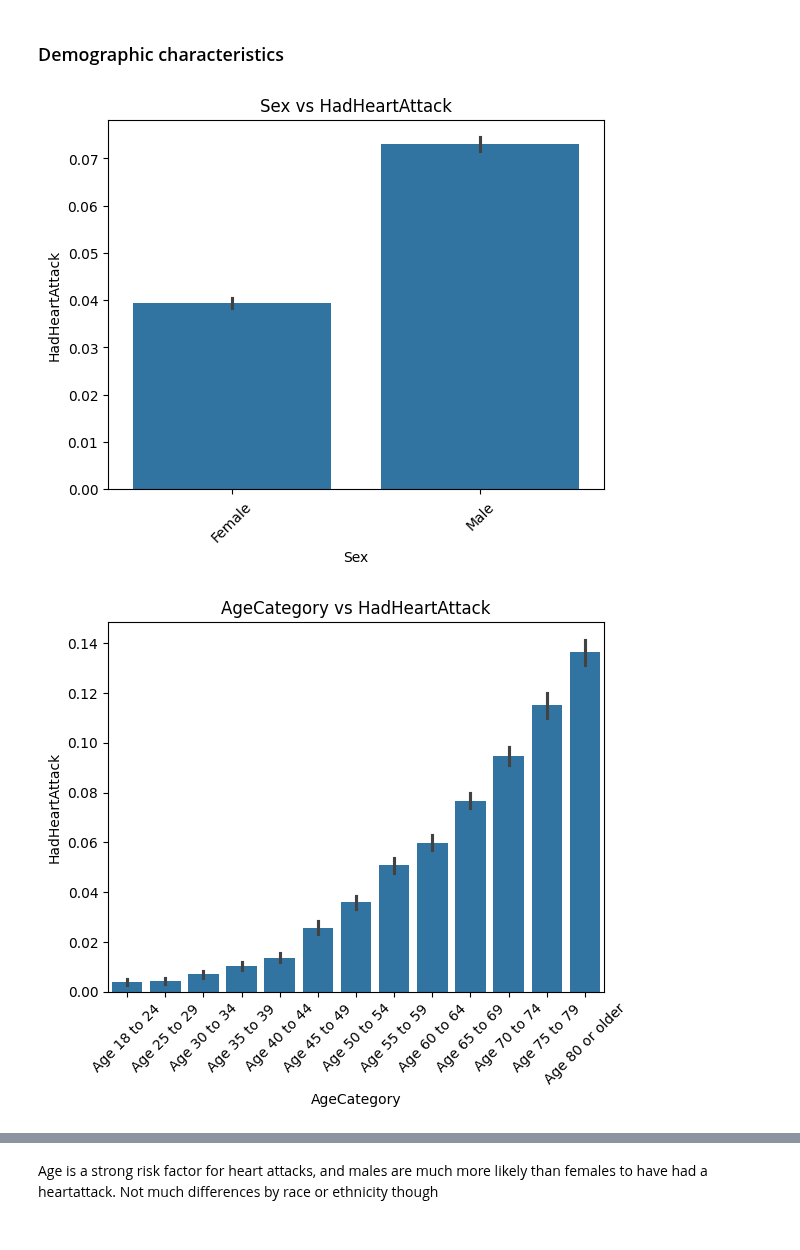
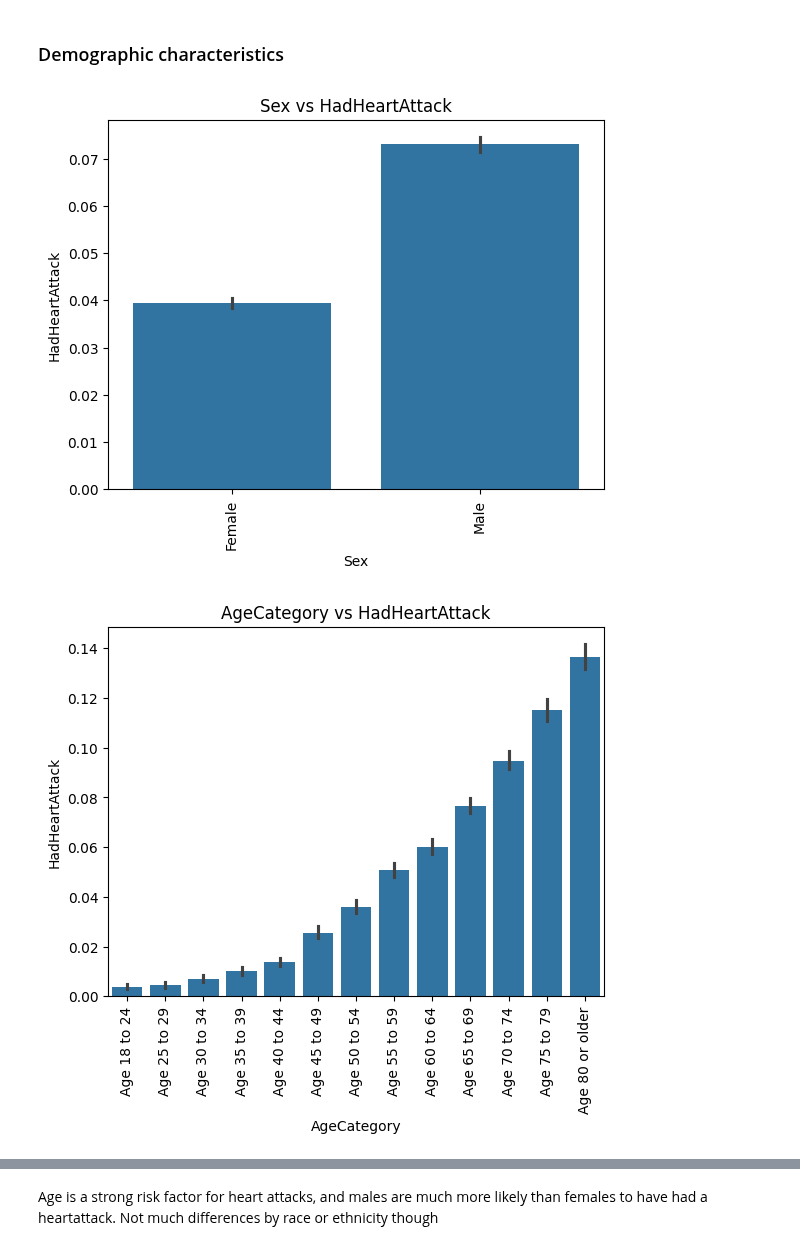
Before and after one commit to balintstewart77/magnimind-assignments, a Jupyter notebook: Capstone project/Heart Disease/notebooks/heart_prediction_balint.ipynb, the cells around one changed output, grey strips where cells are left out. Drawn from its saved outputs; the diff is of its cells as text; code cells hidden in the pictures.

```diff
--- a/Capstone project/Heart Disease/notebooks/heart_prediction_balint.ipynb
+++ b/Capstone project/Heart Disease/notebooks/heart_prediction_balint.ipynb
@@ -285,18 +285,11 @@ smoker_order = [
     'Current smoker - now smokes every day'
 ]
 
-tetanus_order = [
-    'No, did not receive any tetanus shot in the past 10 years',
-    'Yes, received tetanus shot but not Tdap',
-    'Yes, received Tdap',
-    'Yes, received tetanus shot but not sure what type'
-]
 
 # Convert columns to categorical with the specified order
 df['HadDiabetes'] = pd.Categorical(df['HadDiabetes'], categories=diabetes_order, ordered=True)
 df['ECigaretteUsage'] = pd.Categorical(df['ECigaretteUsage'], categories=ecig_order, ordered=True)
 df['SmokerStatus'] = pd.Categorical(df['SmokerStatus'], categories=smoker_order, ordered=True)
-df['TetanusLast10Tdap'] = pd.Categorical(df['TetanusLast10Tdap'], categories=tetanus_order, ordered=True)
 # %%
 df['HadDiabetes'].value_counts()
 # %% [output]
@@ -352,9 +345,9 @@ plt.show()
 # %%
 for col in ['Sex', 'AgeCategory', 'RaceEthnicityCategory']:
     sns.barplot(x=col, y='HadHeartAttack', data=df)
-    plt.xticks(rotation = 45)
+    plt.xticks(rotation = 90)
     plt.title(f'{col} vs HadHeartAttack')
     plt.show()
 # %% [output]
-[figure, old version]
+[figure, new version]
-[figure, old version]
+[figure, new version]
```
Also changed, not shown: parts of 47 cells of this notebook, 1 other file.
